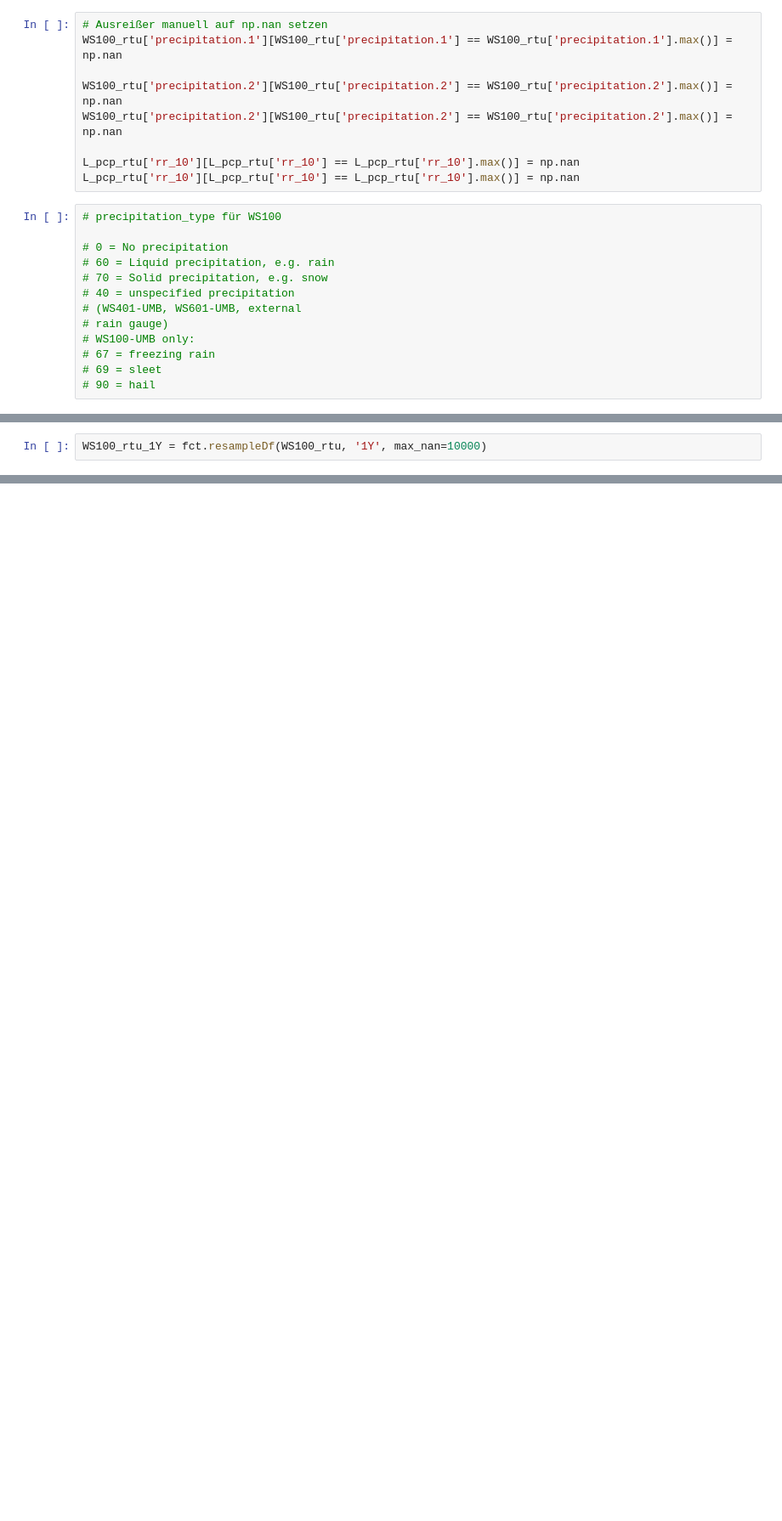
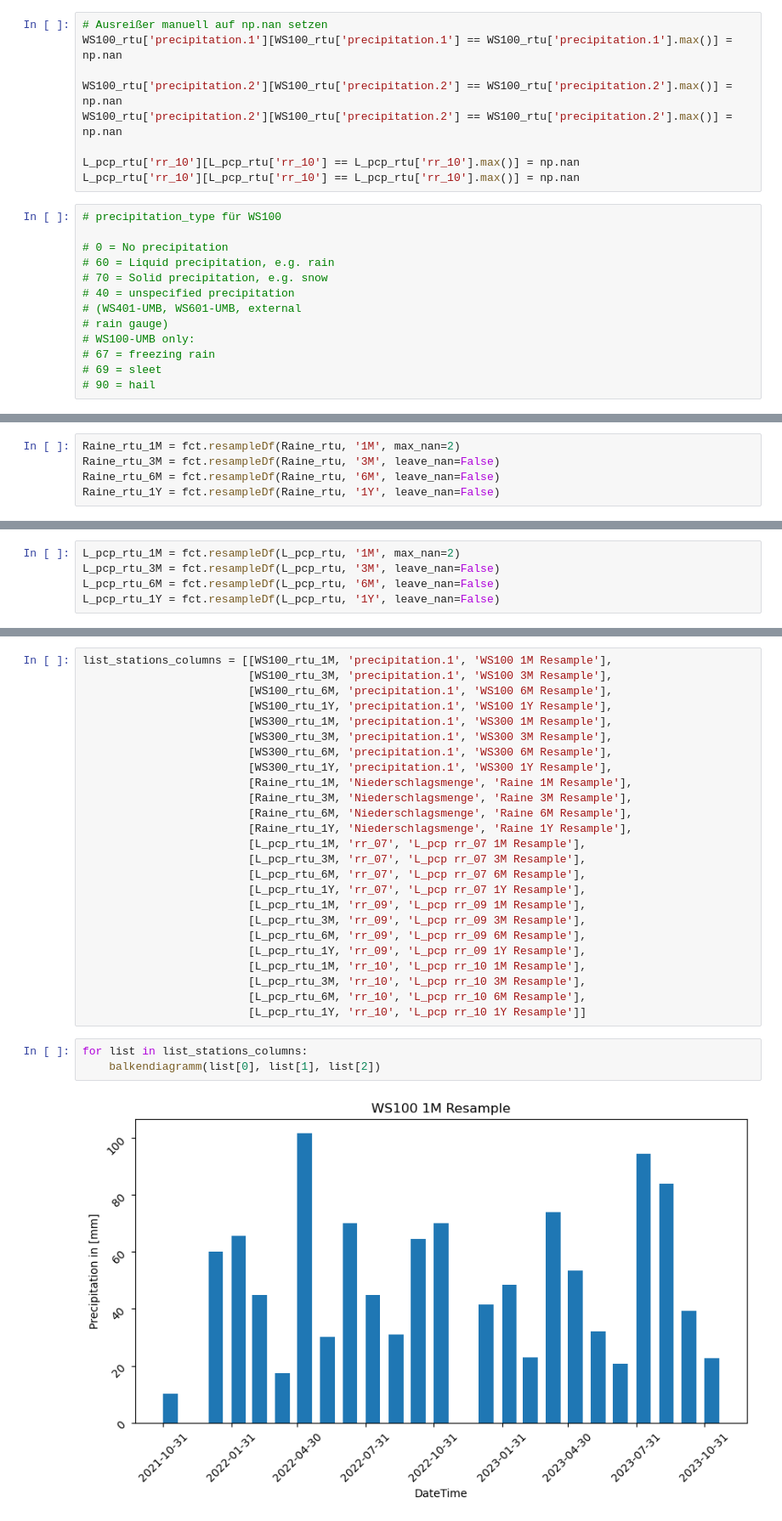
Before and after one commit to Nicholas202024/Hiwi_Code, a Jupyter notebook: statistik_summen.ipynb, the cells around one changed output, grey strips where cells are left out. Shown: that part at 85% size. Cells and saved outputs as stored; diff of their text form; blank space fills up the shorter version.

```diff
--- a/statistik_summen.ipynb
+++ b/statistik_summen.ipynb
@@ -78,0 +125,5 @@ WS100_rtu_3M = fct.resampleDf(WS100_rtu, '3M', max_nan=10000)
+# %%
+Raine_rtu_1M = fct.resampleDf(Raine_rtu, '1M', max_nan=2)
+Raine_rtu_3M = fct.resampleDf(Raine_rtu, '3M', leave_nan=False)
+Raine_rtu_6M = fct.resampleDf(Raine_rtu, '6M', leave_nan=False)
+Raine_rtu_1Y = fct.resampleDf(Raine_rtu, '1Y', leave_nan=False)
@@ -100,3 +136,6 @@ plt.show()
-# %%
-WS100_rtu_1Y = fct.resampleDf(WS100_rtu, '1Y', max_nan=10000)
+# %%
+L_pcp_rtu_1M = fct.resampleDf(L_pcp_rtu, '1M', max_nan=2)
+L_pcp_rtu_3M = fct.resampleDf(L_pcp_rtu, '3M', leave_nan=False)
+L_pcp_rtu_6M = fct.resampleDf(L_pcp_rtu, '6M', leave_nan=False)
+L_pcp_rtu_1Y = fct.resampleDf(L_pcp_rtu, '1Y', leave_nan=False)
 # %%
@@ -122,0 +164,30 @@ plt.show()
+# %%
+list_stations_columns = [[WS100_rtu_1M, 'precipitation.1', 'WS100 1M Resample'],
+                         [WS100_rtu_3M, 'precipitation.1', 'WS100 3M Resample'],
+                         [WS100_rtu_6M, 'precipitation.1', 'WS100 6M Resample'],
+                         [WS100_rtu_1Y, 'precipitation.1', 'WS100 1Y Resample'],
+                         [WS300_rtu_1M, 'precipitation.1', 'WS300 1M Resample'],
+                         [WS300_rtu_3M, 'precipitation.1', 'WS300 3M Resample'],
+                         [WS300_rtu_6M, 'precipitation.1', 'WS300 6M Resample'],
+                         [WS300_rtu_1Y, 'precipitation.1', 'WS300 1Y Resample'],
+                         [Raine_rtu_1M, 'Niederschlagsmenge', 'Raine 1M Resample'],
+                         [Raine_rtu_3M, 'Niederschlagsmenge', 'Raine 3M Resample'],
+                         [Raine_rtu_6M, 'Niederschlagsmenge', 'Raine 6M Resample'],
+                         [Raine_rtu_1Y, 'Niederschlagsmenge', 'Raine 1Y Resample'],
+                         [L_pcp_rtu_1M, 'rr_07', 'L_pcp rr_07 1M Resample'],
+                         [L_pcp_rtu_3M, 'rr_07', 'L_pcp rr_07 3M Resample'],
+                         [L_pcp_rtu_6M, 'rr_07', 'L_pcp rr_07 6M Resample'],
+                         [L_pcp_rtu_1Y, 'rr_07', 'L_pcp rr_07 1Y Resample'],
+                         [L_pcp_rtu_1M, 'rr_09', 'L_pcp rr_09 1M Resample'],
+                         [L_pcp_rtu_3M, 'rr_09', 'L_pcp rr_09 3M Resample'],
+                         [L_pcp_rtu_6M, 'rr_09', 'L_pcp rr_09 6M Resample'],
+                         [L_pcp_rtu_1Y, 'rr_09', 'L_pcp rr_09 1Y Resample'],
+                         [L_pcp_rtu_1M, 'rr_10', 'L_pcp rr_10 1M Resample'],
+                         [L_pcp_rtu_3M, 'rr_10', 'L_pcp rr_10 3M Resample'],
+                         [L_pcp_rtu_6M, 'rr_10', 'L_pcp rr_10 6M Resample'],
+                         [L_pcp_rtu_1Y, 'rr_10', 'L_pcp rr_10 1Y Resample']]
+# %%
+for list in list_stations_columns:
+    balkendiagramm(list[0], list[1], list[2])
+# %% [output]
+[figure, added]
```
Also changed, not shown: parts of 24 cells of this notebook, 2 other files.
